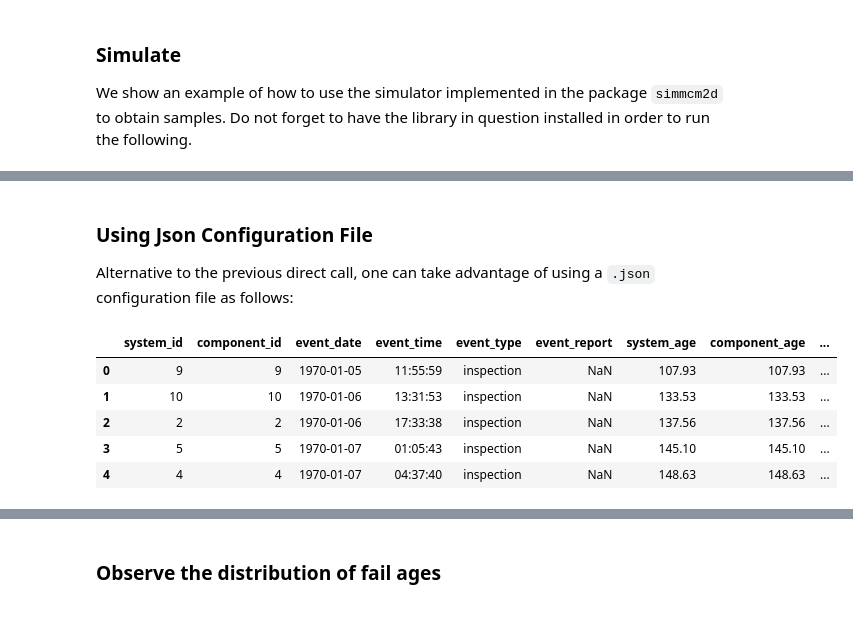
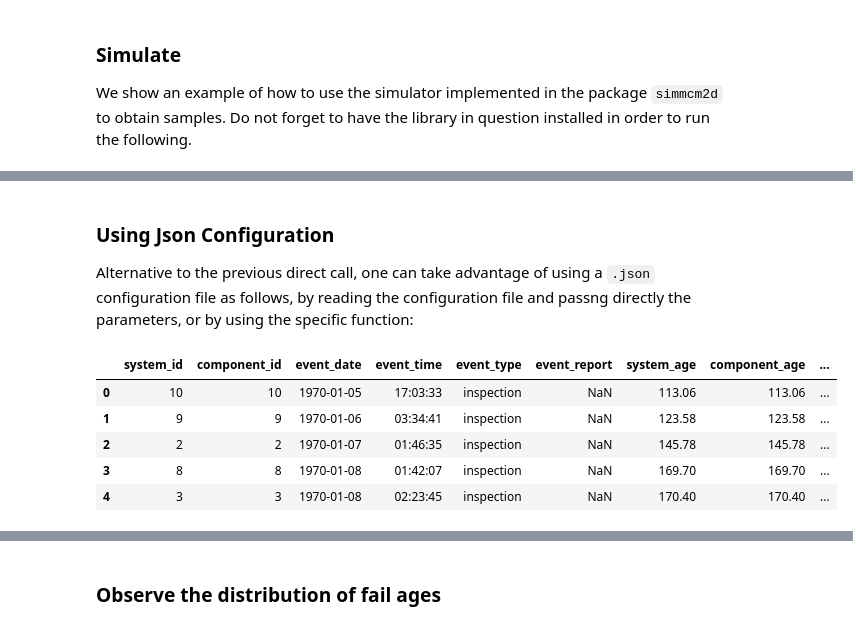
Before and after one commit to alc4ml/ProjetM2D2526, a Jupyter notebook: simmcm2d/examples/simulator_example.ipynb, the cells around one changed output, grey strips where cells are left out. Saved outputs shown, nothing was run; the diff lists cells and outputs as text; code cells hidden in the pictures.

```diff
--- a/simmcm2d/examples/simulator_example.ipynb
+++ b/simmcm2d/examples/simulator_example.ipynb
@@ -160,17 +159,16 @@ df.head()
 # %% [markdown]
-### Using Json Configuration File
+### Using Json Configuration
 
-Alternative to the previous direct call, one can take advantage of using a `.json` configuration file as follows:
+Alternative to the previous direct call, one can take advantage of using a `.json` configuration file as follows, by reading the configuration file and passng directly the parameters, or by using the specific function:
 # %%
-with open("sample_system_dataset.json", "r") as file:
-    conf = json.load(file)
+conf_filepath = "sample_system_dataset.json"
 
-df = sample_datasets(**conf)
+df = sample_datasets_conf(conf_filepath)
 df.head()
 # %% [output]
 |  | system_id | component_id | event_date | event_time | event_type | event_report | system_age | component_age | ... |
-| 0 | 9 | 9 | 1970-01-05 | 11:55:59 | inspection | NaN | 107.93 | 107.93 | ... |
-| 1 | 10 | 10 | 1970-01-06 | 13:31:53 | inspection | NaN | 133.53 | 133.53 | ... |
-| 2 | 2 | 2 | 1970-01-06 | 17:33:38 | inspection | NaN | 137.56 | 137.56 | ... |
-| 3 | 5 | 5 | 1970-01-07 | 01:05:43 | inspection | NaN | 145.10 | 145.10 | ... |
-| 4 | 4 | 4 | 1970-01-07 | 04:37:40 | inspection | NaN | 148.63 | 148.63 | ... |
+| 0 | 10 | 10 | 1970-01-05 | 17:03:33 | inspection | NaN | 113.06 | 113.06 | ... |
+| 1 | 9 | 9 | 1970-01-06 | 03:34:41 | inspection | NaN | 123.58 | 123.58 | ... |
+| 2 | 2 | 2 | 1970-01-07 | 01:46:35 | inspection | NaN | 145.78 | 145.78 | ... |
+| 3 | 8 | 8 | 1970-01-08 | 01:42:07 | inspection | NaN | 169.70 | 169.70 | ... |
+| 4 | 3 | 3 | 1970-01-08 | 02:23:45 | inspection | NaN | 170.40 | 170.40 | ... |
```
Also changed, not shown: parts of 12 cells of this notebook, 9 other files.
